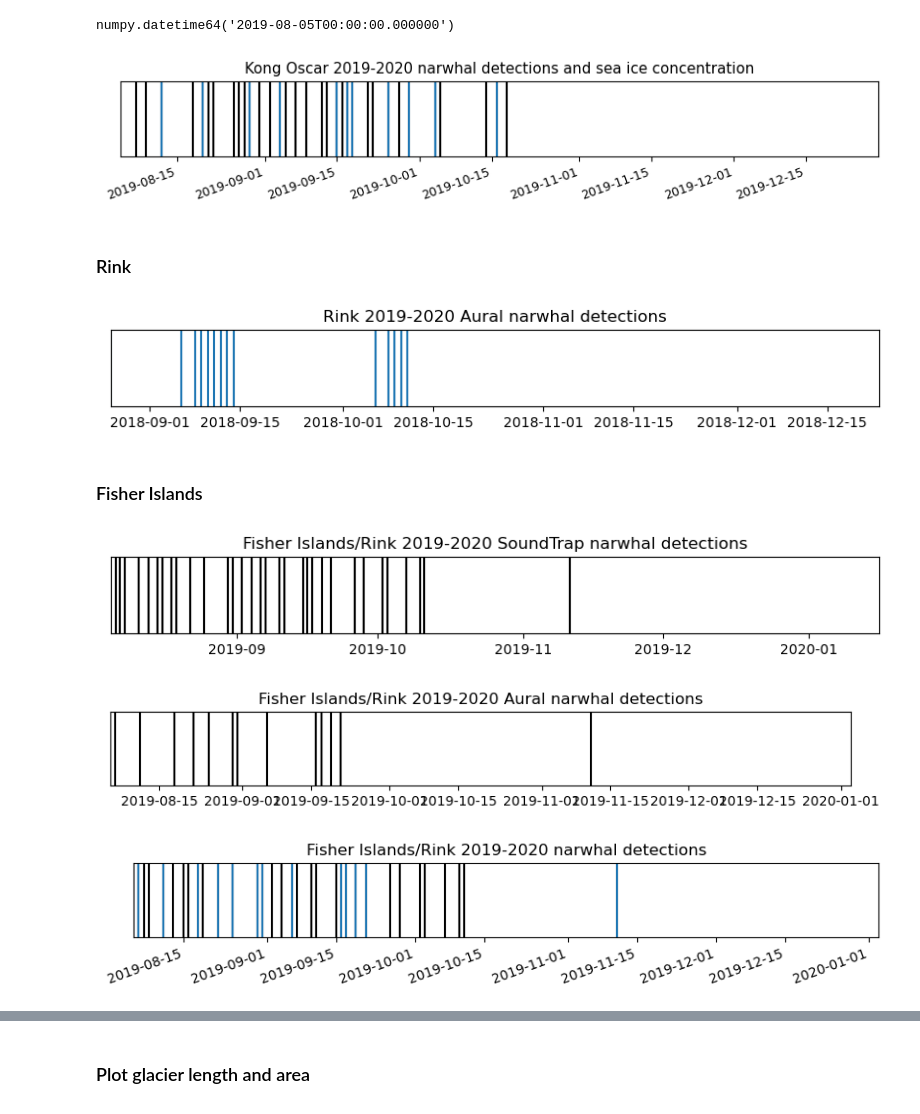
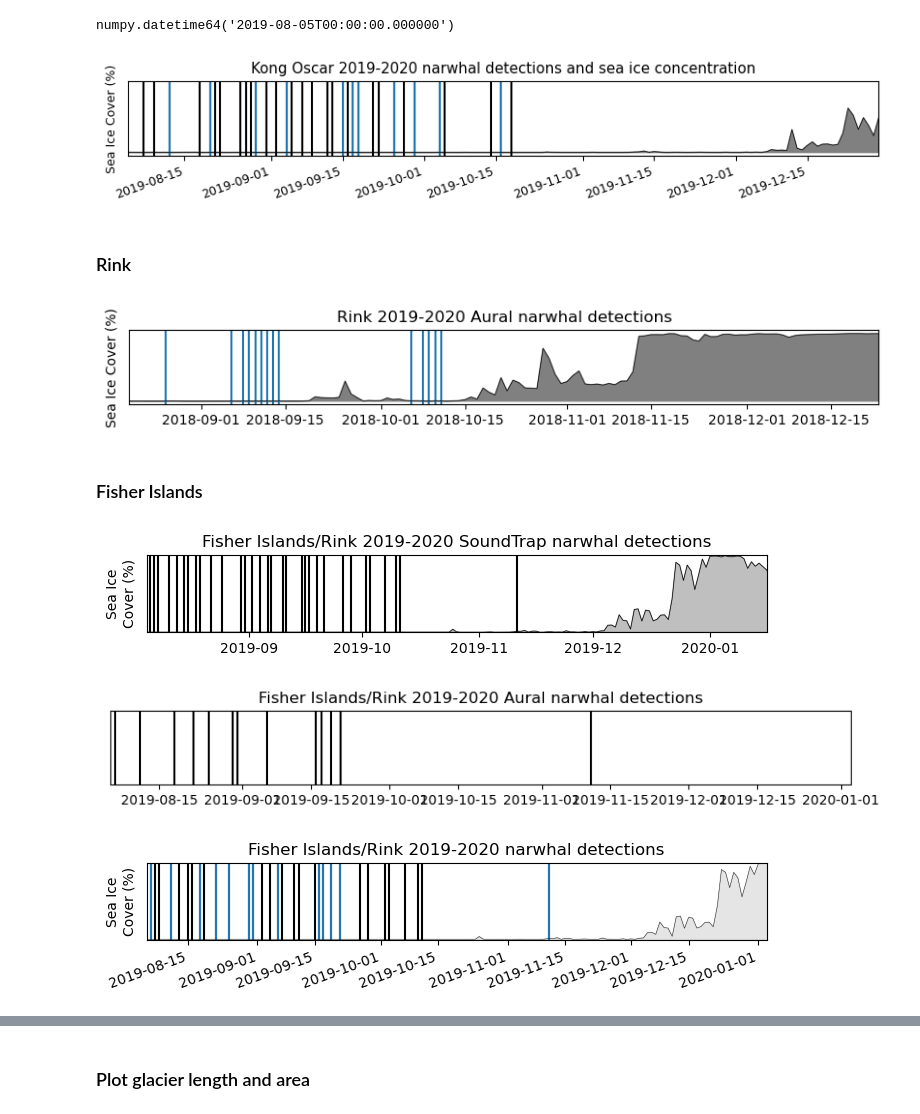
Before and after one commit to mjzahn/OMG_narwhals_habitat-model, a Jupyter notebook: Exploratory plots.ipynb, the cells around one changed output, grey strips where cells are left out. Cells and saved outputs as stored; diff of their text form; code cells hidden in the pictures.

Commit message:
added sea ice to narwhal detections plot

```diff
--- a/Exploratory plots.ipynb
+++ b/Exploratory plots.ipynb
@@ -33,3 +48,35 @@ def csv_to_datetime(detections_csv):
+# %%
+# import sea ice area data (from Harry Stern)
+sea_ice_area = pd.read_csv('D:/Habitat_model_data/sea_ice_concentration/Melville_sea_ice_area.csv')
+# %%
+# sea ice area (in square km for each circle with a 30 km radius around each mooring site)
+# -100 is a filler, so replace these with np.nan
+sver_ice   = pd.DataFrame(sea_ice_area['sverdrup']).replace(-100, np.nan)
+ko_ice     = pd.DataFrame(sea_ice_area['kong_oscar']).replace(-100, np.nan)
+fisher_ice = pd.DataFrame(sea_ice_area['fisher']).replace(-100, np.nan)
+# %%
+# then interpolate between neighboring values to fill nans
+# calculate sea ice cover (%) from area
+sver_ice_percent   = sver_ice.interpolate().iloc[:,0].to_numpy()/533*100
+ko_ice_percent     = ko_ice.interpolate().iloc[:,0].to_numpy()/906*100
+fisher_ice_percent = fisher_ice.interpolate().iloc[:,0].to_numpy()/947*100
+# %%
+# format time fields from csv
+years  = np.array(sea_ice_area['year'])
+months = np.array(sea_ice_area['month'])
+days   = np.array(sea_ice_area['day'])
+
+dates_list = []
+for i in range(len(years)):
+    if months[i] < 10: month_str = f'0{months[i]}'
+    else: month_str = months[i]
+    if days[i] < 10: day_str   = f'0{days[i]}'
+    else: day_str = days[i]
+
+    date_str = f'{years[i]}-{month_str}-{day_str}'
+    dates_list.append(date_str)
+
+dates_dt64 = np.array(dates_list, dtype='datetime64')
 # %% [markdown]
 ### Kong Oscar
 # %%
@@ -80,9 +128,15 @@ for xcoord in KO_aural_narwhal_dates:
 plt.xlim(KO_aural_dates_array[0], KO_aural_dates_array[-1])
 plt.xticks(rotation = 20, horizontalalignment='right')
 plt.yticks([])
+
+# add sea ice concentration
+plt.plot(dates_dt64, ko_ice_percent, 'k', linewidth=0.5)
+plt.fill_between(dates_dt64, 0, ko_ice_percent, color='gray')
+plt.ylabel("Sea Ice Cover (%)")
+
 plt.title('Kong Oscar 2019-2020 narwhal detections and sea ice concentration');
 # %% [output]
-[figure, old version]
+[figure, new version]
 # %% [markdown]
 ### Rink
 # %%
@@ -96,11 +150,18 @@ plt.rcParams['font.size'] = 10
 
 for xcoord in rink_aural_narwhal_dates:
     plt.axvline(x=xcoord, color='tab:blue')
-plt.xlim(rink_aural_dates_array[0], rink_aural_dates_array[-1])
+plt.xlim(np.datetime64('2018-08-20'), rink_aural_dates_array[-1])
+# plt.xlim(rink_aural_dates_array[0], rink_aural_dates_array[-1])
 plt.yticks([])
+
+# add sea ice concentration
+plt.plot(dates_dt64, fisher_ice_percent, 'k', linewidth=0.5)
+plt.fill_between(dates_dt64, 0, fisher_ice_percent, color='gray')
+plt.ylabel("Sea Ice Cover (%)")
+
 plt.title('Rink 2019-2020 Aural narwhal detections');
 # %% [output]
-[figure, old version]
+[figure, new version]
 # %% [markdown]
 ### Fisher Islands
 # %%
@@ -109,16 +170,23 @@ fisher_ST_narwhal_det_array = fisher19_narwhal_ST_det['narwhal'].to_numpy()
 
 fisher_ST_narwhal_dates = fisher_ST_dates_array[fisher_ST_narwhal_det_array == 1] # identify dates when narwhal were detected
 # %%
-plt.rcParams["figure.figsize"] = (10,1)
+plt.rcParams["figure.figsize"] = (8,1)
 plt.rcParams['font.size'] = 10
 
 for xcoord in fisher_ST_narwhal_dates:
     plt.axvline(x=xcoord, color='k')
 plt.xlim(fisher_ST_dates_array[0], fisher_ST_dates_array[-1])
 plt.yticks([])
+
+# add sea ice concentration
+plt.plot(dates_dt64, fisher_ice_percent, 'k', linewidth=0.5)
+plt.fill_between(dates_dt64, 0, fisher_ice_percent, color='gray', alpha=0.5)
+plt.ylabel("Sea Ice\nCover (%)")
+plt.margins(x=0,y=0)
+
 plt.title('Fisher Islands/Rink 2019-2020 SoundTrap narwhal detections');
 # %% [output]
-[figure, old version]
+[figure, new version]
 # %%
 fisher_aural_dates_array = csv_to_datetime(fisher19_narwhal_aural_det)
 fisher_aural_narwhal_det_array = fisher19_narwhal_aural_det['narwhal'].to_numpy()
@@ -136,7 +204,7 @@ plt.title('Fisher Islands/Rink 2019-2020 Aural narwhal detections');
 # %% [output]
 [figure]
 # %%
-plt.rcParams["figure.figsize"] = (10,1)
+plt.rcParams["figure.figsize"] = (8,1)
 plt.rcParams['font.size'] = 10
 
 for xcoord in fisher_ST_narwhal_dates:
@@ -147,6 +215,13 @@ for xcoord in fisher_aural_narwhal_dates:
 plt.xlim(fisher_aural_dates_array[0], fisher_aural_dates_array[-1])
 plt.yticks([])
 plt.xticks(rotation = 20, horizontalalignment='right')
+
+# add sea ice concentration
+plt.plot(dates_dt64, fisher_ice_percent, 'k', linewidth=0.3)
+plt.fill_between(dates_dt64, 0, fisher_ice_percent, color='tab:gray', alpha=0.2)
+plt.ylabel("Sea Ice\nCover (%)")
+plt.margins(x=0,y=0)
+
 plt.title('Fisher Islands/Rink 2019-2020 narwhal detections');
 # %% [output]
-[figure, old version]
+[figure, new version]
```
Also changed, not shown: parts of 16 cells of this notebook, 1 other file.
